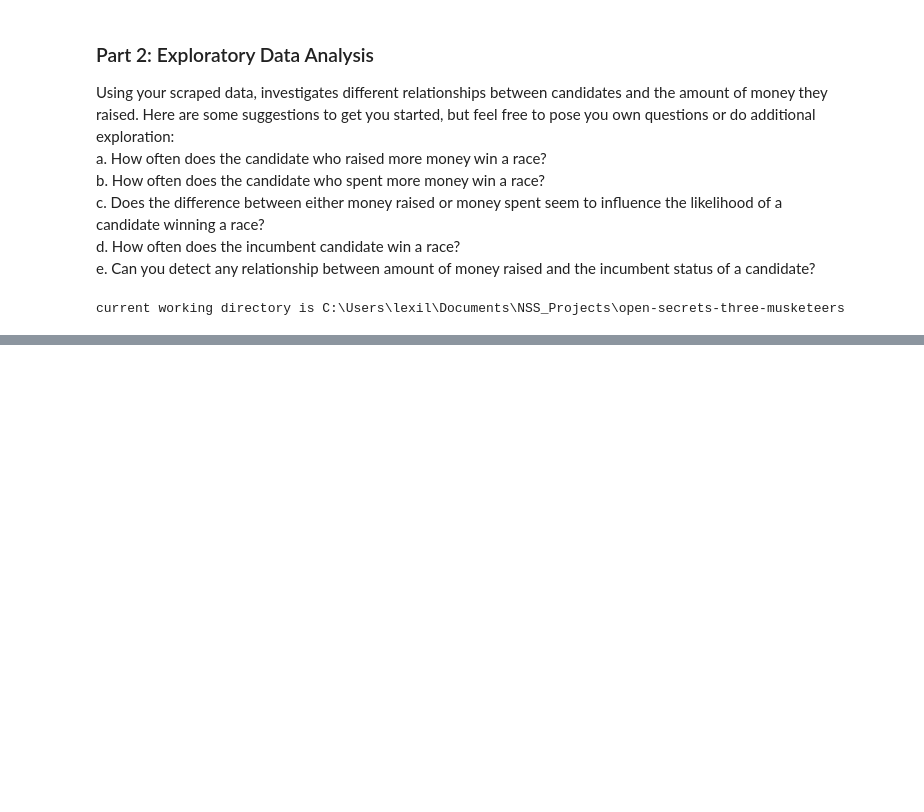
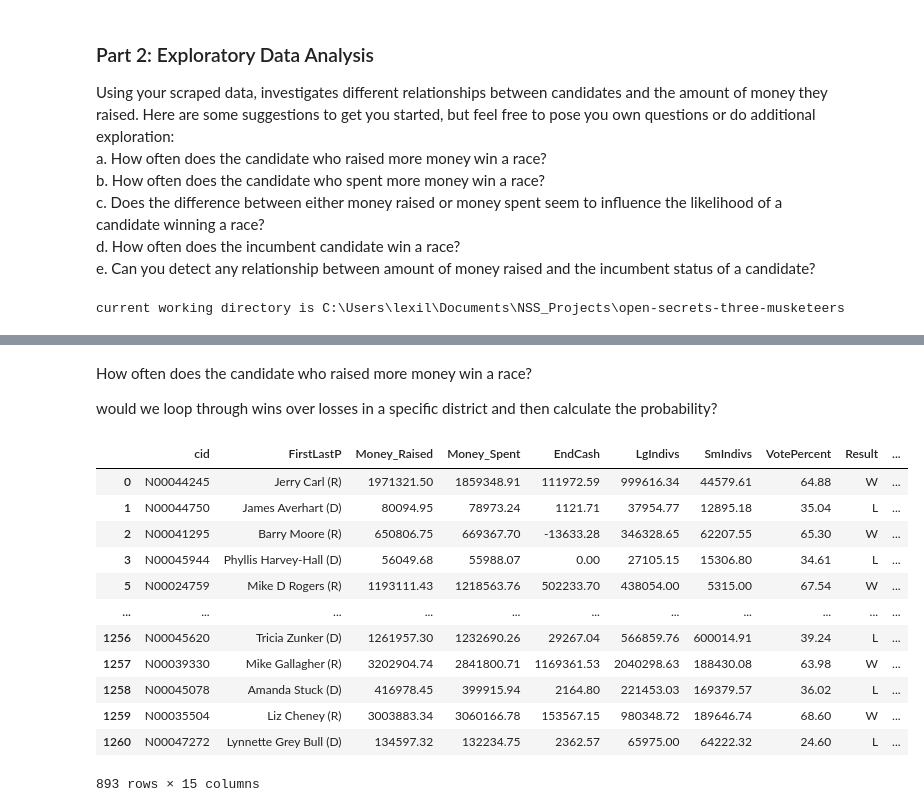
Before and after one commit to nss-data-science-cohort-8/open-secrets-three-musketeers, a Jupyter notebook: notebooks/Data_Analysis_politicaldistribution_LJ.ipynb, the cells around one changed output, grey strips where cells are left out. Cells and saved outputs as stored; diff of their text form; code cells hidden in the pictures; blank space fills up the shorter version.

```diff
--- a/notebooks/Data_Analysis_politicaldistribution_LJ.ipynb
+++ b/notebooks/Data_Analysis_politicaldistribution_LJ.ipynb
@@ -17,4 +19,4 @@ current working directory is C:\Users\lexil\Documents\NSS_Projects\open-secrets-
 # %%
 full_df = pd.read_csv('../open-secrets-three-musketeers/data/full_df.csv')
 # %%
-full_df = full_df.drop(columns=['Incumbent', 'IncCID'])
+df_dropped_columns = full_df.drop(columns=['Incumbent', 'IncCID', 'capeye', 'SmLgIndivsNote', 'DistIDCurr', 'PACs', 'Indivs', 'Cand', 'Other', 'ReleaseDate', 'enddate'])
@@ -36,0 +25,21 @@ full_df['end
+# %% [markdown]
+How often does the candidate who raised more money win a race?
+
+would we loop through wins over losses in a specific district and then calculate the probability?
+# %%
+df_clean['Result'] = df_clean['Result'].replace(r'^\s*$', np.nan, regex=True)
+df_clean.dropna()
+# %% [output]
+|  | cid | FirstLastP | Money_Raised | Money_Spent | EndCash | LgIndivs | SmIndivs | VotePercent | Result | ... |
+| 0 | N00044245 | Jerry Carl (R) | 1971321.50 | 1859348.91 | 111972.59 | 999616.34 | 44579.61 | 64.88 | W | ... |
+| 1 | N00044750 | James Averhart (D) | 80094.95 | 78973.24 | 1121.71 | 37954.77 | 12895.18 | 35.04 | L | ... |
+| 2 | N00041295 | Barry Moore (R) | 650806.75 | 669367.70 | -13633.28 | 346328.65 | 62207.55 | 65.30 | W | ... |
+| 3 | N00045944 | Phyllis Harvey-Hall (D) | 56049.68 | 55988.07 | 0.00 | 27105.15 | 15306.80 | 34.61 | L | ... |
+| 5 | N00024759 | Mike D Rogers (R) | 1193111.43 | 1218563.76 | 502233.70 | 438054.00 | 5315.00 | 67.54 | W | ... |
+| ... | ... | ... | ... | ... | ... | ... | ... | ... | ... | ... |
+| 1256 | N00045620 | Tricia Zunker (D) | 1261957.30 | 1232690.26 | 29267.04 | 566859.76 | 600014.91 | 39.24 | L | ... |
+| 1257 | N00039330 | Mike Gallagher (R) | 3202904.74 | 2841800.71 | 1169361.53 | 2040298.63 | 188430.08 | 63.98 | W | ... |
+| 1258 | N00045078 | Amanda Stuck (D) | 416978.45 | 399915.94 | 2164.80 | 221453.03 | 169379.57 | 36.02 | L | ... |
+| 1259 | N00035504 | Liz Cheney (R) | 3003883.34 | 3060166.78 | 153567.15 | 980348.72 | 189646.74 | 68.60 | W | ... |
+| 1260 | N00047272 | Lynnette Grey Bull (D) | 134597.32 | 132234.75 | 2362.57 | 65975.00 | 64222.32 | 24.60 | L | ... |
+893 rows × 15 columns
```
Also changed, not shown: parts of 11 cells of this notebook.
